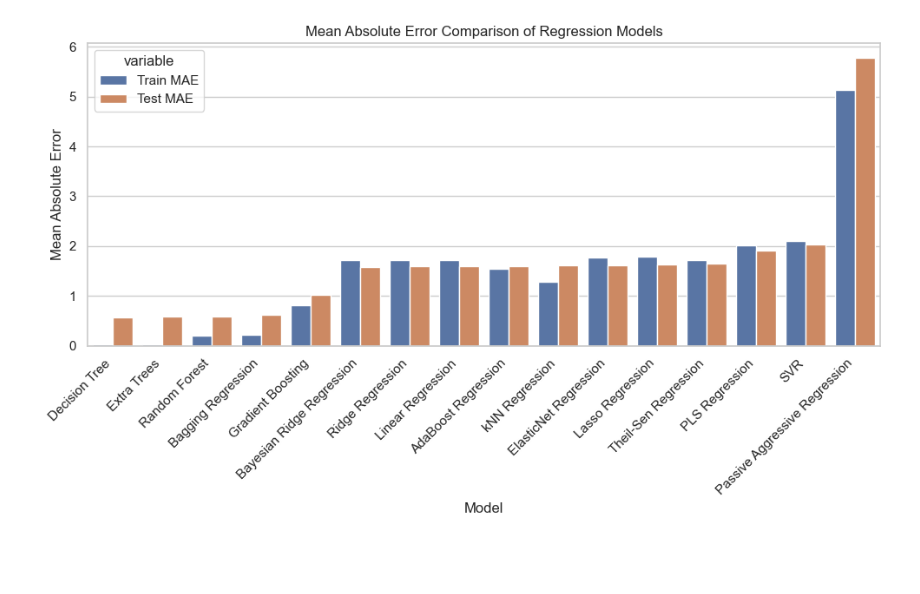
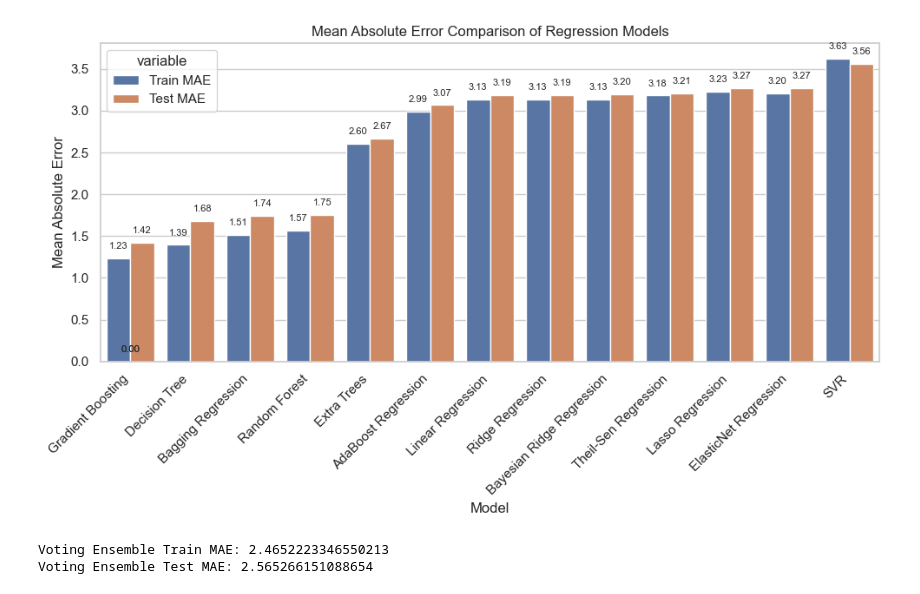
Before and after one commit to radicu/method, a Jupyter notebook: main.ipynb, the cells around one changed output. Drawn from its saved outputs; the diff is of its cells as text; code cells hidden in the pictures; blank space fills up the shorter version.

```diff
--- a/main.ipynb
+++ b/main.ipynb
@@ -93,36 +94,21 @@ Train MAE : 1.0995277436810604  | Test MAE :  1.2579808061119164
 # %%
-import numpy as np
-import matplotlib.pyplot as plt
-from sklearn.metrics import mean_absolute_error
-from sklearn.linear_model import LinearRegression, Ridge, Lasso, ElasticNet, BayesianRidge, HuberRegressor, PassiveAggressiveRegressor, TheilSenRegressor
-from sklearn.svm import SVR
-from sklearn.neighbors import KNeighborsRegressor
-from sklearn.tree import DecisionTreeRegressor
-from sklearn.ensemble import RandomForestRegressor, GradientBoostingRegressor, AdaBoostRegressor, ExtraTreesRegressor, BaggingRegressor
-from sklearn.cross_decomposition import PLSRegression
-from sklearn.gaussian_process import GaussianProcessRegressor
-from sklearn.neural_network import MLPRegressor
-
-def evaluate_regression_models(X_train, y_train, X_test, y_test):
-    models = {
+models = {
         "Linear Regression": LinearRegression(),
         "Ridge Regression": Ridge(),
         "Lasso Regression": Lasso(),
         "ElasticNet Regression": ElasticNet(),
         "SVR": SVR(),
-        "kNN Regression": KNeighborsRegressor(),
-        "Decision Tree": DecisionTreeRegressor(),
-        "Random Forest": RandomForestRegressor(),
-        "Extra Trees": ExtraTreesRegressor(),
+        "Decision Tree": DecisionTreeRegressor(max_depth=5),
+        "Random Forest": RandomForestRegressor(max_depth=5),
+        "Extra Trees": ExtraTreesRegressor(max_depth=5),
         "Gradient Boosting": GradientBoostingRegressor(),
-        "Bagging Regression": BaggingRegressor(),
+        "Bagging Regression": BaggingRegressor(estimator=DecisionTreeRegressor(max_depth=5)),
         "AdaBoost Regression": AdaBoostRegressor(),
-        "PLS Regression": PLSRegression(),
         "Bayesian Ridge Regression": BayesianRidge(),
-        "Passive Aggressive Regression": PassiveAggressiveRegressor(),
         "Theil-Sen Regression": TheilSenRegressor()
     }
 
+def evaluate_regression_models(X_train, y_train, X_test, y_test, models):
     results = []
     for name, model in models.items():
         model.fit(X_train, y_train)
@@ -134,19 +120,42 @@ def evaluate_regression_models(X_train, y_train, X_test, y_test):
 
     return pd.DataFrame(results)
 
-# Assuming X_train, y_train, X_test, y_test are defined
-results_df = evaluate_regression_models(X_train, y_train, X_test, y_test)
+results_df = evaluate_regression_models(X_train, y_train, X_test, y_test, models)
 results_df.sort_values(by='Test MAE', inplace=True)
-
-# Plotting using seaborn
-sns.set_theme(style="whitegrid")
-plt.figure(figsize=(10, 6))
-ax = sns.barplot(data=results_df.melt(id_vars="Model"), x="Model", y="value", hue="variable")
-ax.set_title('Mean Absolute Error Comparison of Regression Models')
-ax.set_ylabel('Mean Absolute Error')
-ax.set_xlabel('Model')
-plt.xticks(rotation=45, ha='right')
-plt.tight_layout()
-plt.show()
-# %% [output]
-[figure, removed]
+# %%
+sns.set_theme(style="whitegrid")
+plt.figure(figsize=(10, 6))
+ax = sns.barplot(data=results_df.melt(id_vars="Model"), x="Model", y="value", hue="variable")
+ax.set_title('Mean Absolute Error Comparison of Regression Models')
+ax.set_ylabel('Mean Absolute Error')
+ax.set_xlabel('Model')
+plt.xticks(rotation=45, ha='right')
+
+# Adding value labels above each bar
+for p in ax.patches:
+    ax.annotate(format(p.get_height(), '.2f'),
+                (p.get_x() + p.get_width() / 2., p.get_height()),
+                ha = 'center', va = 'center',
+                xytext = (0, 10),
+                textcoords = 'offset points',
+                fontsize=8)  # Adjust font size here
+
+plt.tight_layout()
+plt.show()
+# %% [output]
+[figure, added]
+# %%
+models_list = list(models.values())
+voting_ensemble = VotingRegressor(estimators=[(name, model) for name, model in models.items()])
+voting_ensemble.fit(X_train, y_train)
+
+# Evaluate the voting ensemble
+y_train_pred = voting_ensemble.predict(X_train)
+y_test_pred = voting_ensemble.predict(X_test)
+mae_train = mean_absolute_error(y_train, y_train_pred)
+mae_test = mean_absolute_error(y_test, y_test_pred)
+print("Voting Ensemble Train MAE:", mae_train)
+print("Voting Ensemble Test MAE:", mae_test)
+# %% [output]
+Voting Ensemble Train MAE: 2.4652223346550213
+Voting Ensemble Test MAE: 2.565266151088654
```
Also changed, not shown: parts of 13 cells of this notebook, 17 other files.
